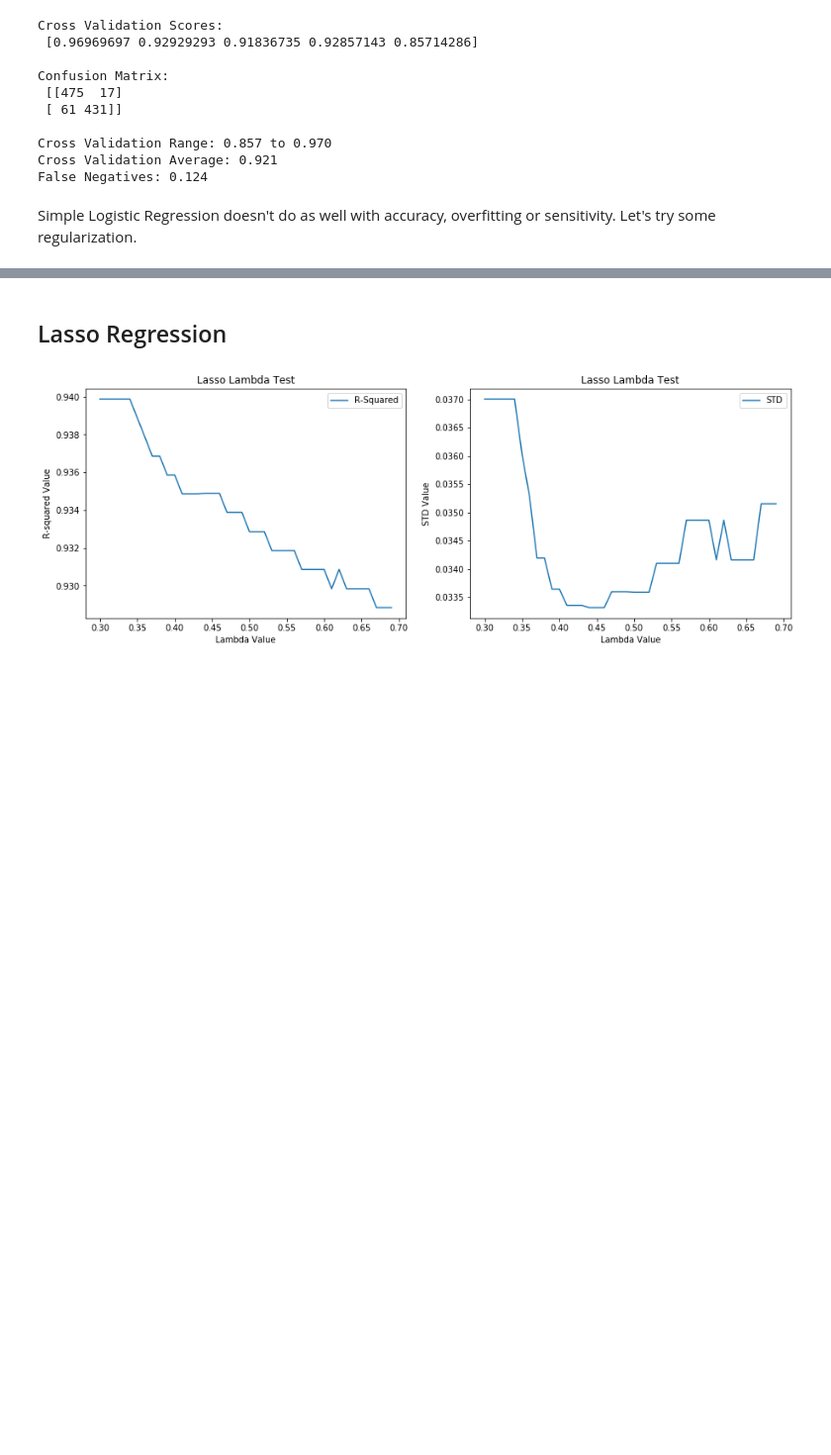
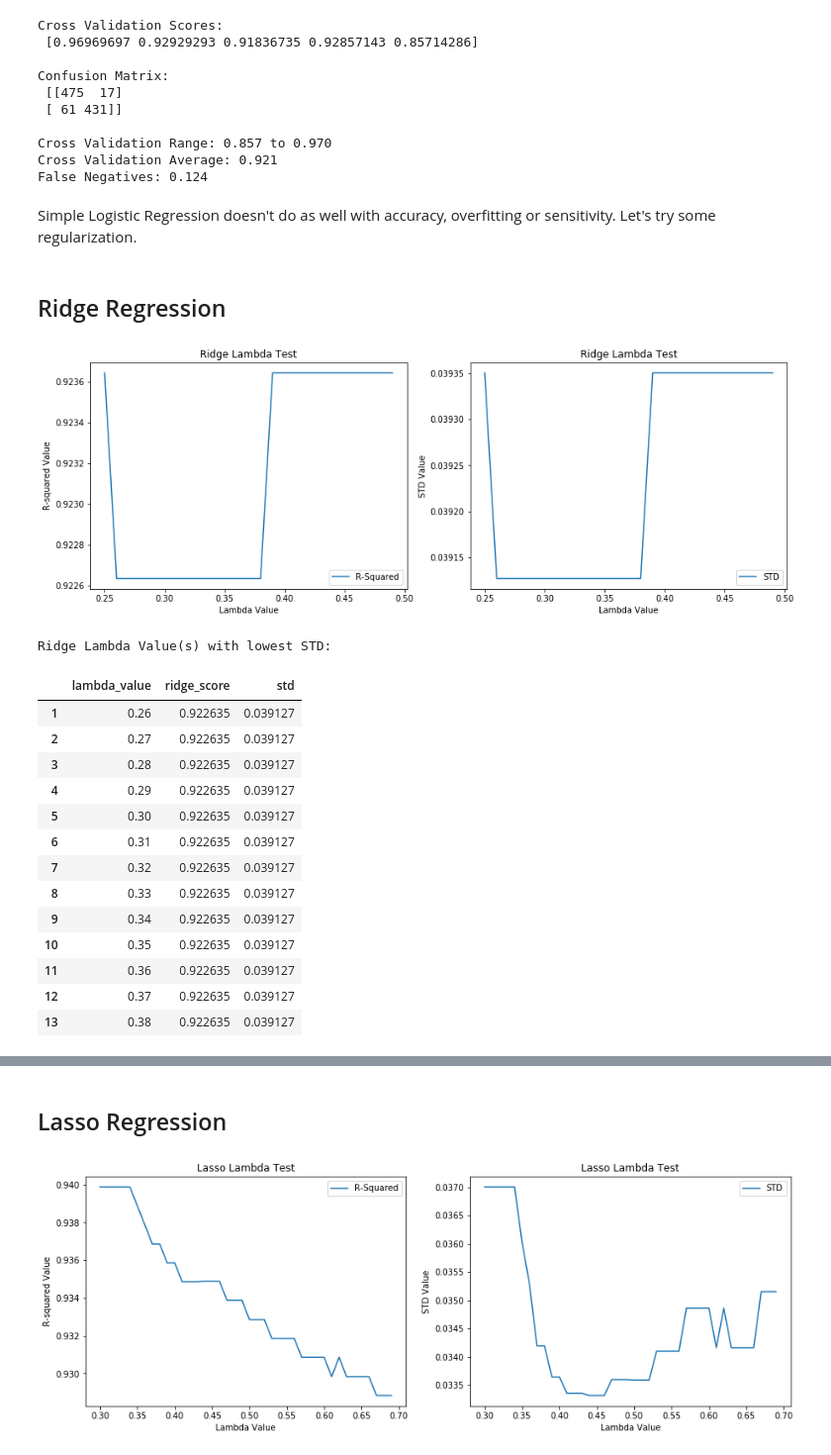
Before and after one commit to mbeckmanssf/Thinkful, a Jupyter notebook: Unit-3/6.1-CreditCardFraud.ipynb, the cells around one changed output, grey strips where cells are left out. Shown at 99% size. Drawn from its saved outputs; the diff is of its cells as text; code cells hidden in the pictures; blank space fills up the shorter version.

Commit message:
modeling ridge regression

```diff
--- a/Unit-3/6.1-CreditCardFraud.ipynb
+++ b/Unit-3/6.1-CreditCardFraud.ipynb
@@ -612,3 +612,62 @@ Cross Validation Average: 0.921
 False Negatives: 0.124
 # %% [markdown]
 Simple Logistic Regression doesn't do as well with accuracy, overfitting or sensitivity.  Let's try some regularization.
+# %% [markdown]
+## Ridge Regression
+# %%
+# tune ridge
+
+r_results = pd.DataFrame()
+
+def lambda_test(value):
+    #Test lambda value in ridge model
+    ridge = LogisticRegression(C=value, penalty="l2")
+    ridge_score = cross_val_score(ridge, X_down, Y_down, cv=5)
+    #return dataframe of r-squared for each lambda value
+    data = pd.DataFrame({"lambda_value": [value], "ridge_score": [ridge_score.mean()], "std": [ridge_score.std()]})
+    return data
+
+#Test large values for lamdba
+appended_data = []
+lambda_range = np.arange(0.25, 0.5, 0.01)
+for i in lambda_range:
+    result = lambda_test(i)
+    appended_data.append(result)
+ridge_results = pd.concat(appended_data, ignore_index=True)
+
+plt.figure(figsize=(15, 5))
+plt.subplot(1, 2, 1)
+plt.plot(ridge_results['lambda_value'], ridge_results['ridge_score'], label="R-Squared")
+plt.xlabel('Lambda Value')
+plt.ylabel('R-squared Value')
+plt.legend(loc='best')
+plt.title('Ridge Lambda Test')
+
+plt.subplot(1, 2, 2)
+plt.plot(ridge_results['lambda_value'], ridge_results['std'], label="STD")
+plt.xlabel('Lambda Value')
+plt.ylabel('STD Value')
+plt.legend(loc='best')
+plt.title('Ridge Lambda Test')
+
+plt.show()
+
+print('Ridge Lambda Value(s) with lowest STD:')
+ridge_results.loc[ridge_results['std'] == ridge_results['std'].min()]
+# %% [output]
+[figure, added]
+Ridge Lambda Value(s) with lowest STD:
+|  | lambda_value | ridge_score | std |
+| 1 | 0.26 | 0.922635 | 0.039127 |
+| 2 | 0.27 | 0.922635 | 0.039127 |
+| 3 | 0.28 | 0.922635 | 0.039127 |
+| 4 | 0.29 | 0.922635 | 0.039127 |
+| 5 | 0.30 | 0.922635 | 0.039127 |
+| 6 | 0.31 | 0.922635 | 0.039127 |
+| 7 | 0.32 | 0.922635 | 0.039127 |
+| 8 | 0.33 | 0.922635 | 0.039127 |
+| 9 | 0.34 | 0.922635 | 0.039127 |
+| 10 | 0.35 | 0.922635 | 0.039127 |
+| 11 | 0.36 | 0.922635 | 0.039127 |
+| 12 | 0.37 | 0.922635 | 0.039127 |
+| 13 | 0.38 | 0.922635 | 0.039127 |
```
Also changed, not shown: parts of 19 cells of this notebook.
